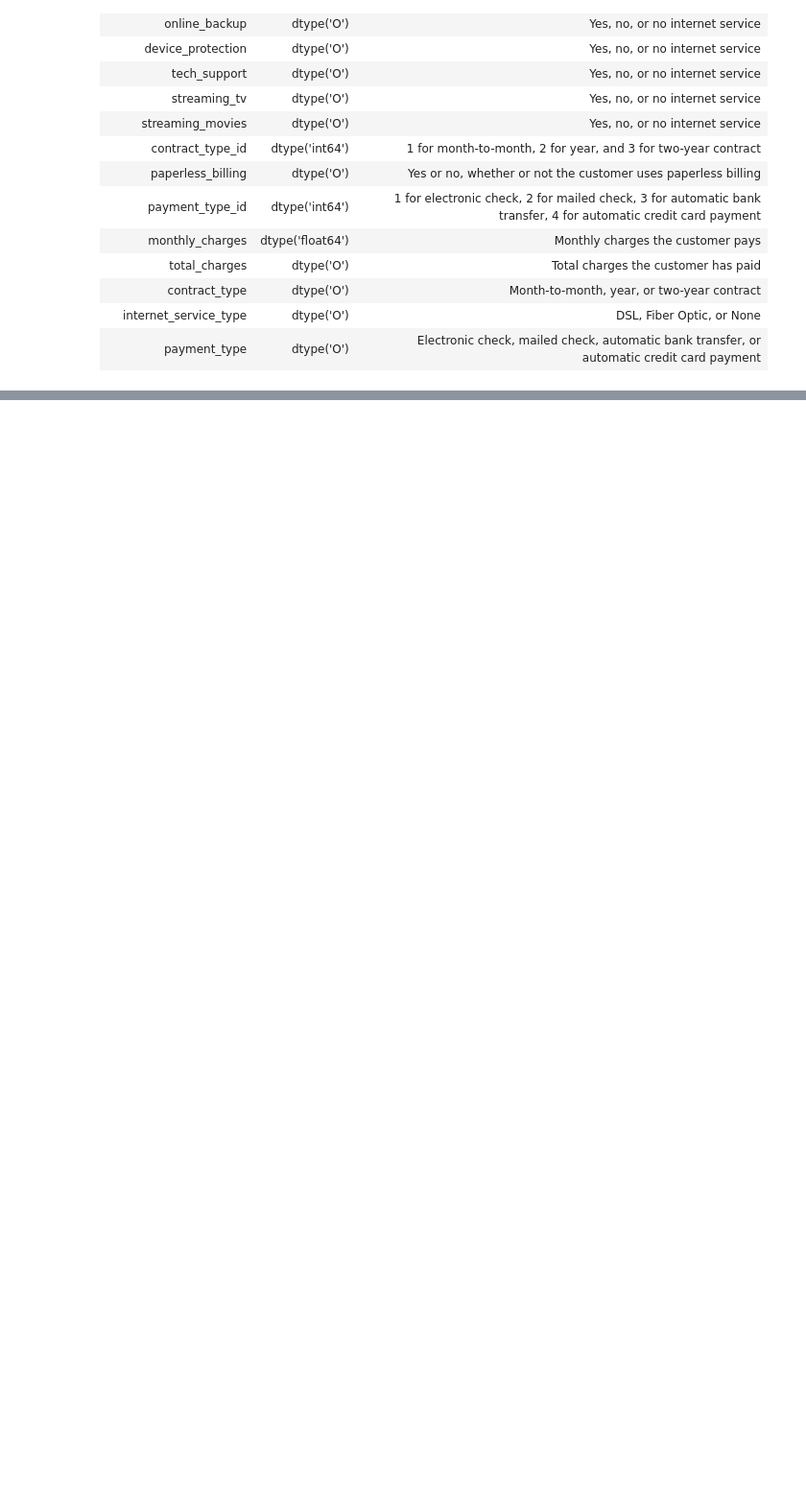
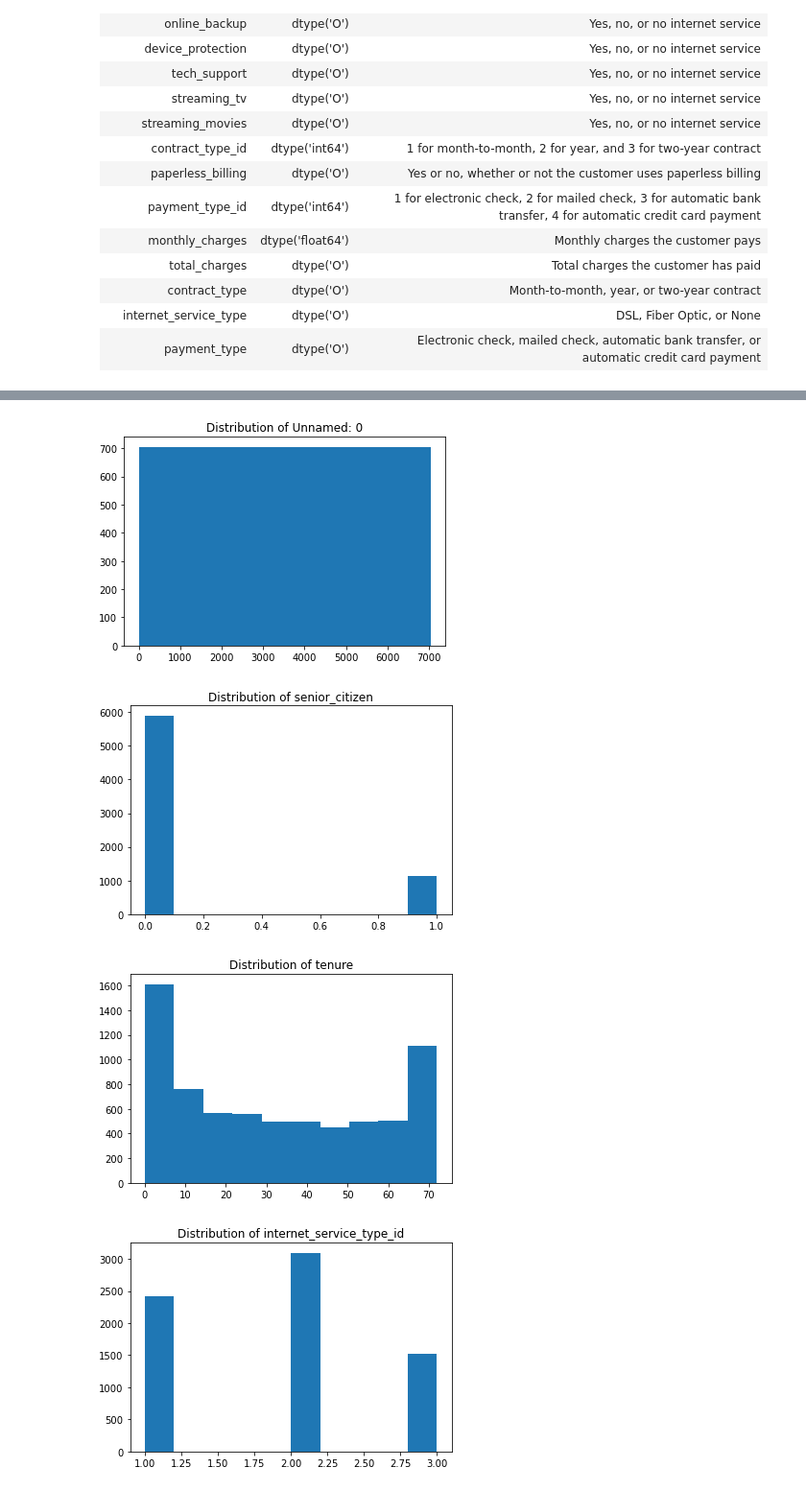
Before and after one commit to JaredVahle/telco_classification_project, a Jupyter notebook: telco_classification_project_final.ipynb, the cells around one changed output, grey strips where cells are left out. Shown at 96% size. Drawn from its saved outputs; the diff is of its cells as text; code cells hidden in the pictures; blank space fills up the shorter version.

```diff
--- a/telco_classification_project_final.ipynb
+++ b/telco_classification_project_final.ipynb
@@ -210,0 +141,7 @@ Name: churn, Length: 7043, dtype: object
+# %%
+num_distributions(df)
+# %% [output]
+[figure, added]
+[figure, added]
+[figure, added]
+[figure, added]
```
Also changed, not shown: parts of 21 cells of this notebook, 3 other files.
